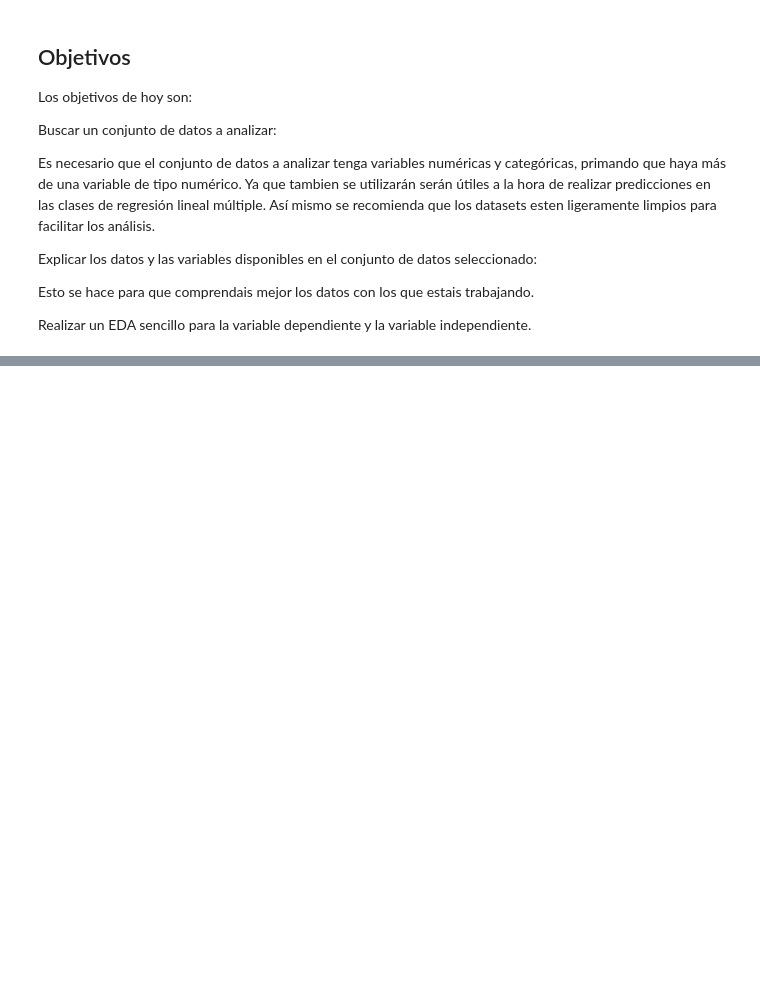
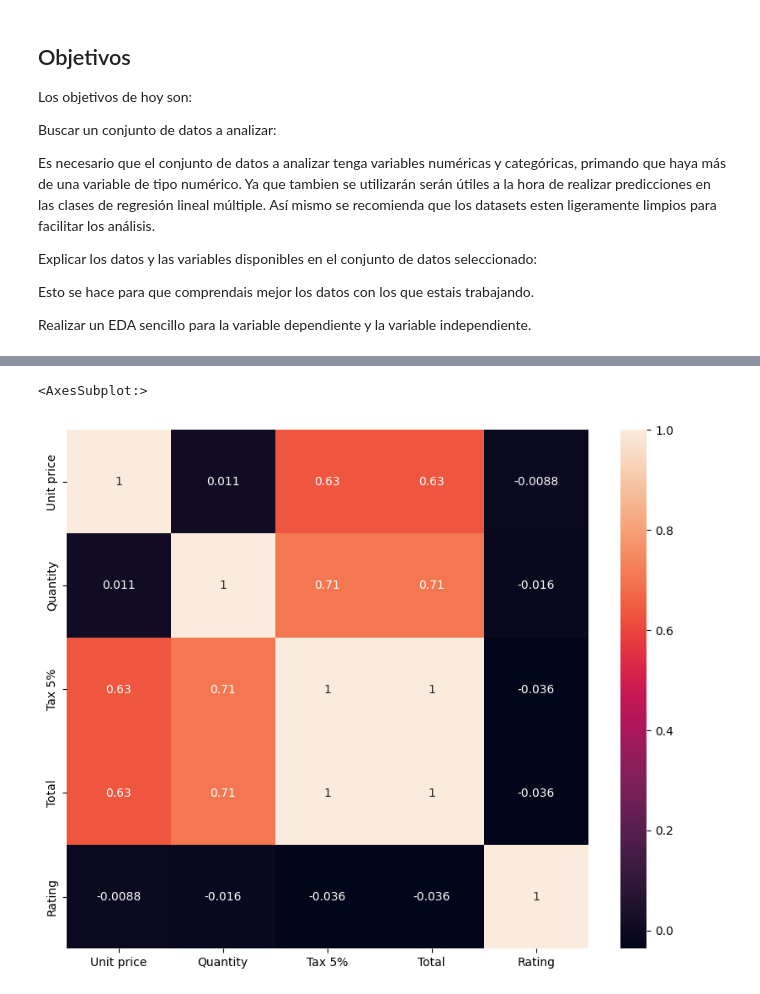
Before and after one commit to Adalab/Adalab-promo_d_da_modulo3_sprint1_Cristina_AnaBelen, a Jupyter notebook: pair_regresion_lineal1.ipynb, the cells around one changed output, grey strips where cells are left out. Drawn from its saved outputs; the diff is of its cells as text; code cells hidden in the pictures; blank space fills up the shorter version.

```diff
--- a/pair_regresion_lineal1.ipynb
+++ b/pair_regresion_lineal1.ipynb
@@ -61,0 +231,5 @@ memory usage: 132.9+ KB
+# %%
+sns.heatmap(numericas.corr(), annot = True)
+# %% [output]
+<AxesSubplot:>
+[figure, added]
```
Also changed, not shown: parts of 19 cells of this notebook, 1 other file.
